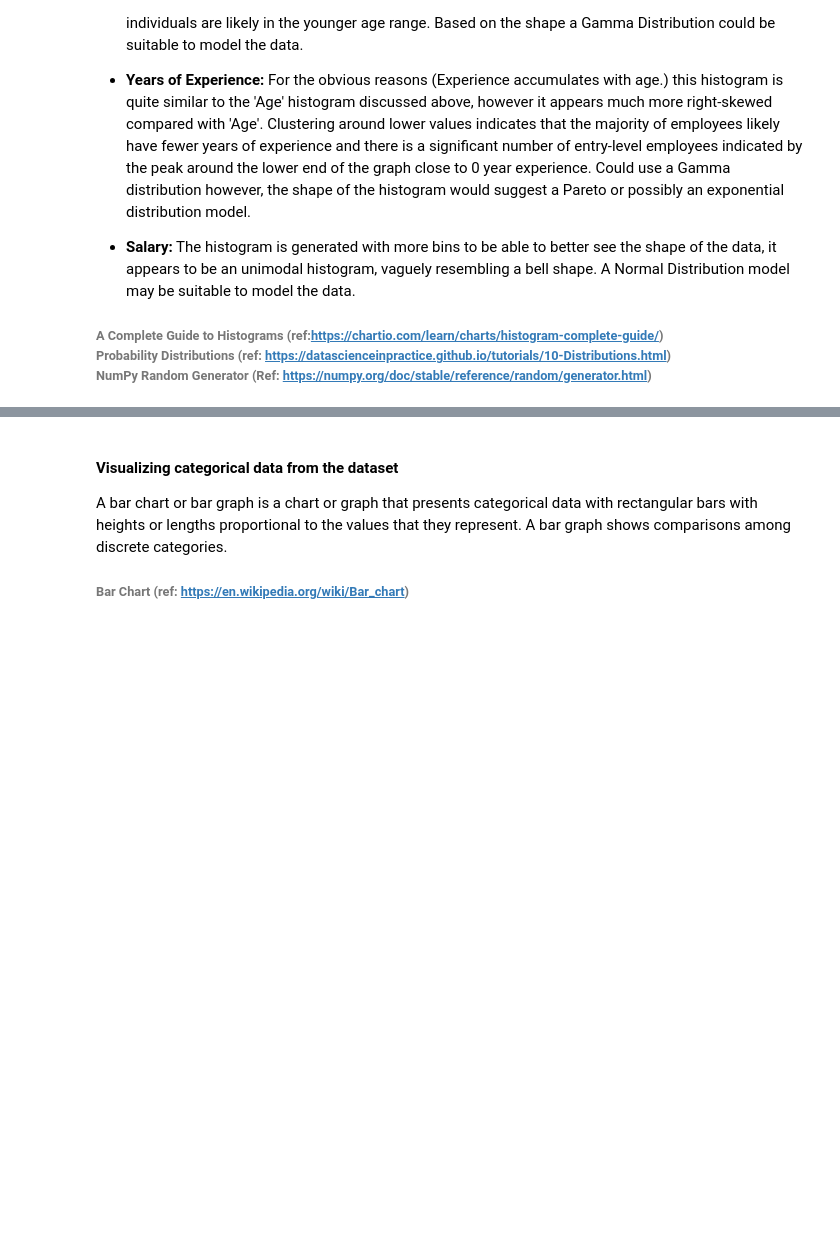
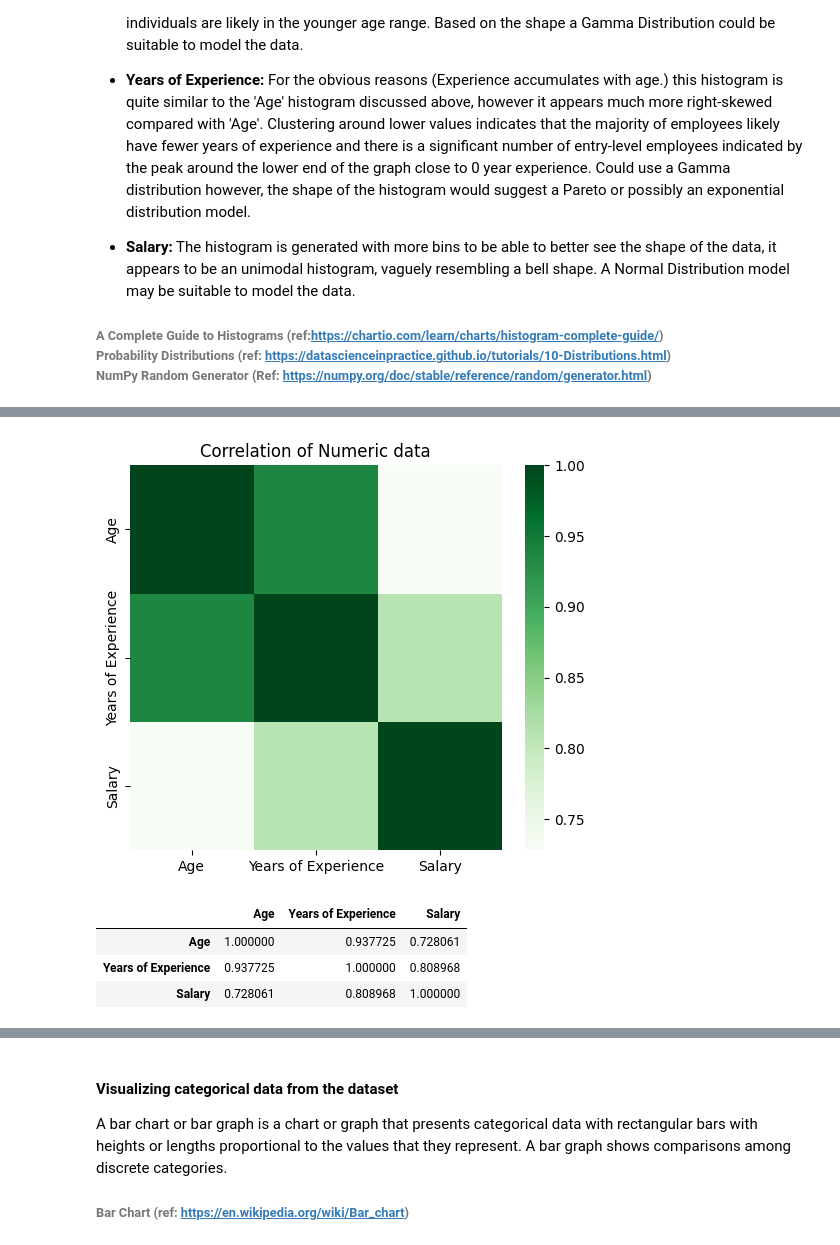
Before and after one commit to noyo0/ProgrammingForDataAnalysis, a Jupyter notebook: Project1/Project1.ipynb, the cells around one changed output, grey strips where cells are left out. Saved outputs shown, nothing was run; the diff lists cells and outputs as text; code cells hidden in the pictures; blank space fills up the shorter version.

```diff
--- a/Project1/Project1.ipynb
+++ b/Project1/Project1.ipynb
@@ -224,0 +232,14 @@ A Normal Distribution model may be suitable to model the data.
+# %%
+#
+plotCorr=df[['Age','Years of Experience','Salary']].corr()
+plt.figure(figsize=(6, 5))
+sns.heatmap(plotCorr, cmap='Greens') # render heatmap (ref: https://seaborn.pydata.org/generated/seaborn.heatmap.html)
+plt.title("Correlation of Numeric data")
+plt.show()
+plotCorr
+# %% [output]
+[figure, added]
+|  | Age | Years of Experience | Salary |
+| Age | 1.000000 | 0.937725 | 0.728061 |
+| Years of Experience | 0.937725 | 1.000000 | 0.808968 |
+| Salary | 0.728061 | 0.808968 | 1.000000 |
```
Also changed, not shown: parts of 16 cells of this notebook.
